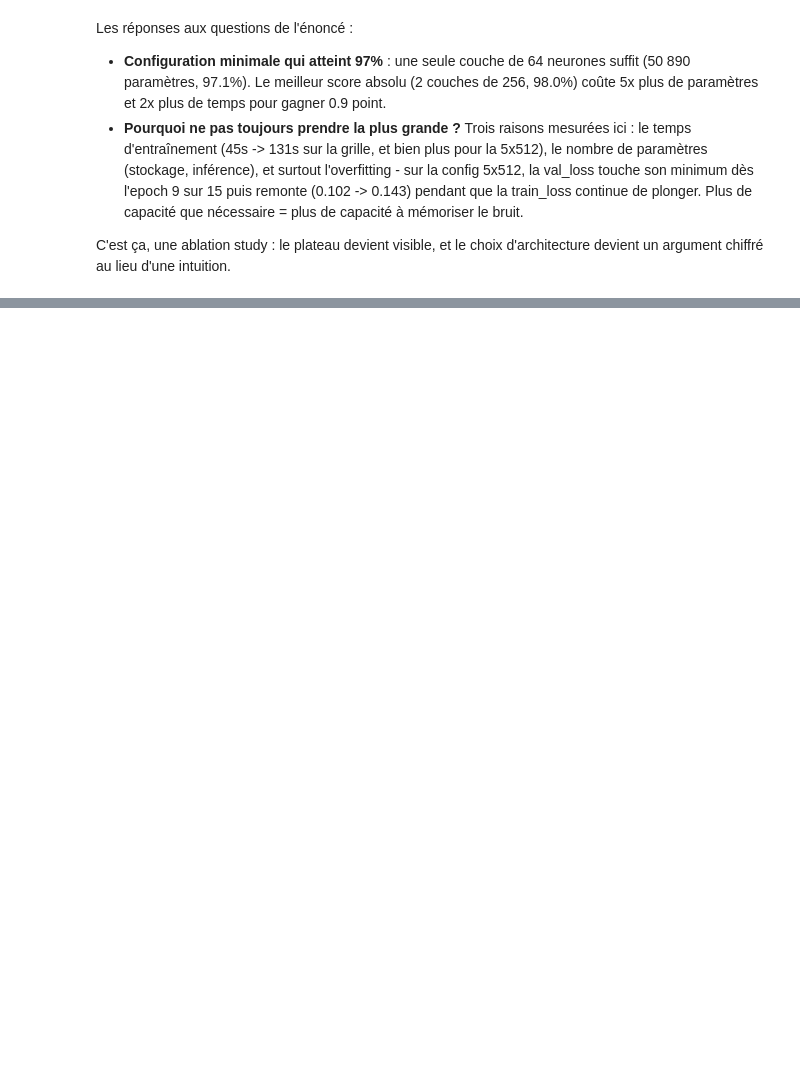
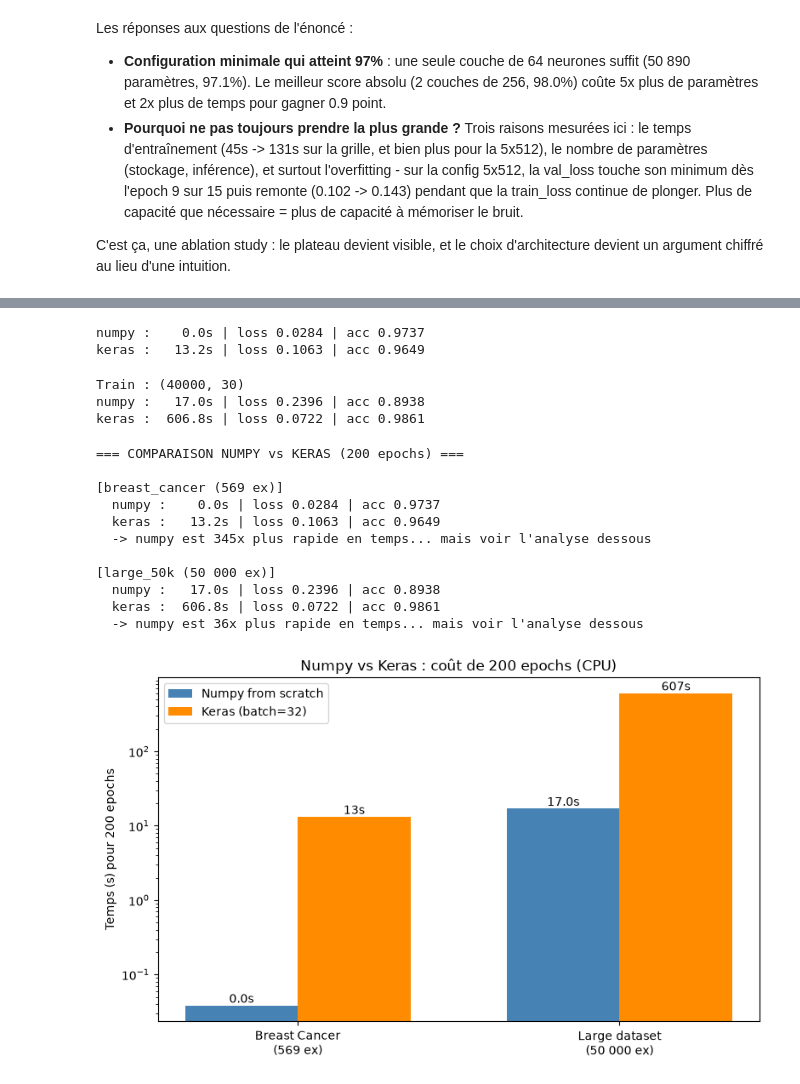
Before and after one commit to TheoKraichette/deeplearning-j1-pmc-from-scratch-Theo-KRAICHETTE, a Jupyter notebook: pmc_from_scratch.ipynb, the cells around one changed output, grey strips where cells are left out. Drawn from its saved outputs; the diff is of its cells as text; code cells hidden in the pictures; blank space fills up the shorter version.

Commit message:
phase10: benchmark numpy vs Keras, breast_cancer + 50k exemples, facteur acceleration calcule

```diff
--- a/pmc_from_scratch.ipynb
+++ b/pmc_from_scratch.ipynb
@@ -1124,0 +1152,71 @@ C'est ça, une ablation study : le plateau devient visible, et le choix d'archit
+# %%
+# ---- Partie 1 : Breast Cancer (569 exemples, données de la phase 8) ----
+t_np_bc, l_np_bc, a_np_bc = run_numpy(Xc_train, yc_train, Xc_test, yc_test)
+print(f"numpy : {t_np_bc:6.1f}s | loss {l_np_bc:.4f} | acc {a_np_bc:.4f}")
+
+t_ke_bc, l_ke_bc, a_ke_bc = run_keras(Xc_train, yc_train, Xc_test, yc_test)
+print(f"keras : {t_ke_bc:6.1f}s | loss {l_ke_bc:.4f} | acc {a_ke_bc:.4f}")
+# %% [output]
+numpy :    0.0s | loss 0.0284 | acc 0.9737
+keras :   13.2s | loss 0.1063 | acc 0.9649
+# %%
+# ---- Partie 2 : dataset synthétique de 50 000 exemples ----
+from sklearn.datasets import make_classification
+
+Xl, yl = make_classification(n_samples=50_000, n_features=30, n_informative=15, random_state=42)
+Xl_train, Xl_test, yl_train, yl_test = train_test_split(Xl, yl, test_size=0.2, random_state=42)
+scaler_l = StandardScaler()
+Xl_train_s = scaler_l.fit_transform(Xl_train)
+Xl_test_s = scaler_l.transform(Xl_test)
+print(f"Train : {Xl_train_s.shape}")
+
+t_np_l, l_np_l, a_np_l = run_numpy(Xl_train_s, yl_train, Xl_test_s, yl_test)
+print(f"numpy : {t_np_l:6.1f}s | loss {l_np_l:.4f} | acc {a_np_l:.4f}")
+
+# celui-là est long : 200 epochs x 1250 mini-batches = 250 000 steps sur CPU
+t_ke_l, l_ke_l, a_ke_l = run_keras(Xl_train_s, yl_train, Xl_test_s, yl_test)
+print(f"keras : {t_ke_l:6.1f}s | loss {l_ke_l:.4f} | acc {a_ke_l:.4f}")
+# %% [output]
+Train : (40000, 30)
+numpy :   17.0s | loss 0.2396 | acc 0.8938
+keras :  606.8s | loss 0.0722 | acc 0.9861
+# %%
+print("=== COMPARAISON NUMPY vs KERAS (200 epochs) ===")
+for nom, res in [('breast_cancer (569 ex)', (t_np_bc, l_np_bc, a_np_bc, t_ke_bc, l_ke_bc, a_ke_bc)),
+                 ('large_50k (50 000 ex)', (t_np_l, l_np_l, a_np_l, t_ke_l, l_ke_l, a_ke_l))]:
+    tn, ln, an, tk, lk, ak = res
+    print(f"\n[{nom}]")
+    print(f"  numpy : {tn:6.1f}s | loss {ln:.4f} | acc {an:.4f}")
+    print(f"  keras : {tk:6.1f}s | loss {lk:.4f} | acc {ak:.4f}")
+    print(f"  -> numpy est {tk/tn:.0f}x plus rapide en temps... mais voir l'analyse dessous")
+
+labels = ['Breast Cancer\n(569 ex)', 'Large dataset\n(50 000 ex)']
+t_numpy = [t_np_bc, t_np_l]
+t_keras = [t_ke_bc, t_ke_l]
+x = np.arange(len(labels))
+width = 0.35
+fig, ax = plt.subplots(figsize=(8, 5))
+b1_ = ax.bar(x - width/2, t_numpy, width, label='Numpy from scratch', color='steelblue')
+b2_ = ax.bar(x + width/2, t_keras, width, label='Keras (batch=32)', color='darkorange')
+ax.set_ylabel("Temps (s) pour 200 epochs")
+ax.set_yscale('log')   # échelle log : 0.1s et 400s sur le même graphe
+ax.set_xticks(x); ax.set_xticklabels(labels)
+ax.set_title("Numpy vs Keras : coût de 200 epochs (CPU)")
+ax.bar_label(b1_, fmt='%.1fs'); ax.bar_label(b2_, fmt='%.0fs')
+ax.legend()
+plt.tight_layout()
+plt.savefig("phase10_timing.png", dpi=100, bbox_inches='tight')
+plt.show()
+# %% [output]
+=== COMPARAISON NUMPY vs KERAS (200 epochs) ===
+
+[breast_cancer (569 ex)]
+  numpy :    0.0s | loss 0.0284 | acc 0.9737
+  keras :   13.2s | loss 0.1063 | acc 0.9649
+  -> numpy est 345x plus rapide en temps... mais voir l'analyse dessous
+
+[large_50k (50 000 ex)]
+  numpy :   17.0s | loss 0.2396 | acc 0.8938
+  keras :  606.8s | loss 0.0722 | acc 0.9861
+  -> numpy est 36x plus rapide en temps... mais voir l'analyse dessous
+[figure, added]
```
Also changed, not shown: parts of 32 cells of this notebook, 7 other files.
